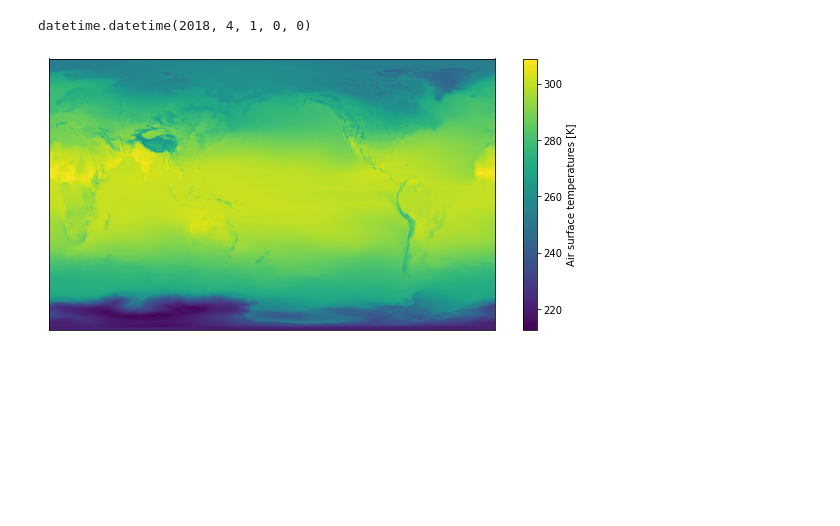
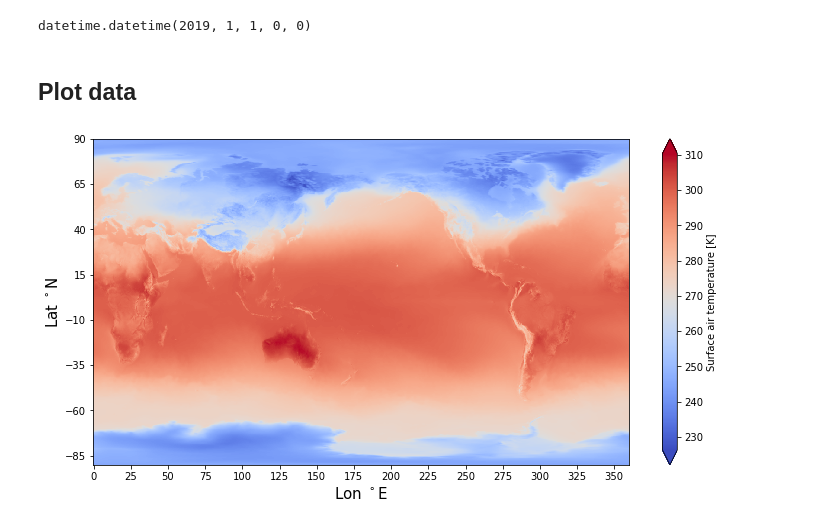
Before and after one commit to SEE-GEO/pansat, a Jupyter notebook: notebooks/products/era5.ipynb, the cells around one changed output. Cells and saved outputs as stored; diff of their text form; code cells hidden in the pictures; blank space fills up the shorter version.

Commit message:
added open method in ERA5 example notebook

```diff
--- a/notebooks/products/era5.ipynb
+++ b/notebooks/products/era5.ipynb
@@ -7,8 +7,8 @@ ERA5 products can be downloaded by using the download method of the correspondin
 from datetime import datetime
 from pansat.products.reanalysis.era5 import ERA5Product
 
-t_0 = datetime(2018, 4, 1, 1)
-t_1 = datetime(2018, 5, 1, 1)
+t_0 = datetime(2019, 1, 1, 1)
+t_1 = datetime(2019, 2, 1, 1)
 
 # create product instance
 single_mon = ERA5Product('reanalysis-era5-single-levels-monthly-means',  ['2m_temperature'])
@@ -44,0 +27,5 @@ Attributes:
+# %%
+temp_data = single_mon.open(filename = files[0])
+
+# display xarray dataset object with its dimensions, coordinates, variables and attributes:
+display(temp_data)
@@ -45,21 +44,26 @@ Attributes:
 # %%
-# get data points
-temps = data.t2m[0].values
-lons = data.longitude.values
-lats = data.latitude.values
+# get data points as numpy arrays
+temps = temp_data.t2m[0].values
+lons = temp_data.longitude.values
+lats = temp_data.latitude.values
 # %%
 # get date of file
 single_mon.filename_to_date(files[0])
 # %% [output]
-datetime.datetime(2018, 4, 1, 0, 0)
+datetime.datetime(2019, 1, 1, 0, 0)
+# %% [markdown]
+## Plot data
 # %%
 %matplotlib inline
 import matplotlib.pyplot as plt
 
-plt.figure(figsize=(10, 5))
-plt.pcolormesh(lons, lats, temps, shading = 'auto')
-plt.colorbar(label="Air surface temperatures [K]")
-plt.xticks([])
-plt.yticks([]);
+plt.figure(figsize=(12, 6))
+fontsize= 15
+plt.pcolormesh(lons, lats, temps, shading = 'auto', cmap = 'coolwarm')
+plt.colorbar(label="Surface air temperature [K]", extend = 'both')
+plt.xticks(lons[::100])
+plt.yticks(lats[::100])
+plt.xlabel('Lon $^\circ$E', fontsize= fontsize)
+plt.ylabel('Lat $^\circ$N', fontsize= fontsize);
 # %% [output]
-[figure, old version]
+[figure, new version]
```
Also changed, not shown: parts of 6 cells of this notebook, 1 other file.
